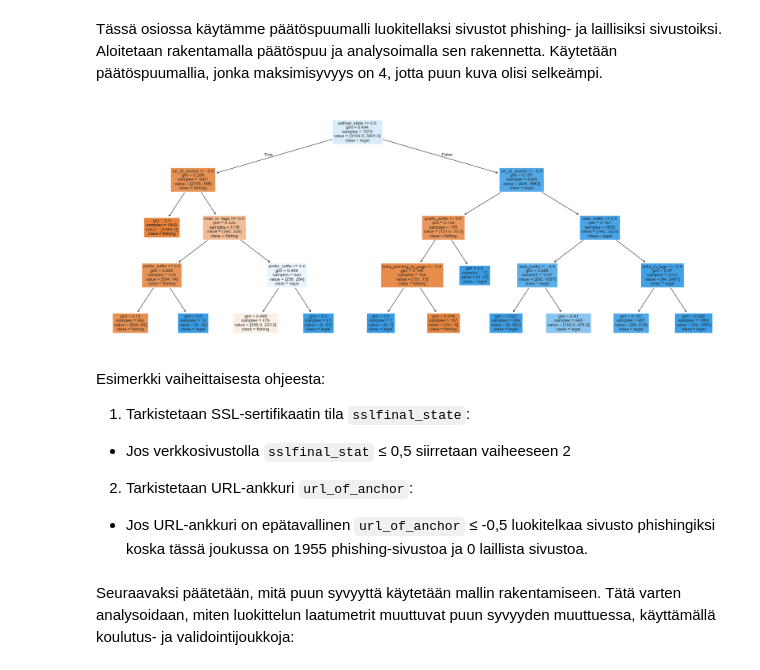
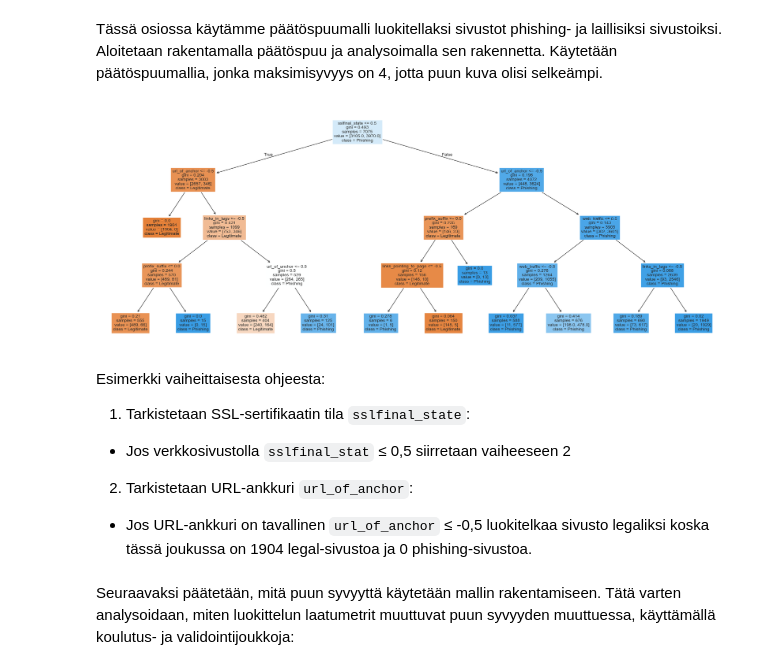
Before and after one commit to VladimirPiniazhin/Koneoppiminen, a Jupyter notebook: 3. Tehtava_Decision_trees_and_random_forests.ipynb, the cells around one changed output. Drawn from its saved outputs; the diff is of its cells as text; code cells hidden in the pictures.

```diff
--- a/3. Tehtava_Decision_trees_and_random_forests.ipynb
+++ b/3. Tehtava_Decision_trees_and_random_forests.ipynb
@@ -262,16 +262,16 @@ model = DecisionTreeClassifier(max_depth=4, random_state=20)
 model.fit(train_data, train_targets);
 # %%
 fig = plt.figure(figsize = (26, 10))
-plot_tree(model, feature_names = X.keys(), class_names = ['fishing', 'legal'], filled = True)
+plot_tree(model, feature_names = X.keys(), class_names = ['Legitimate', 'Phishing'], filled = True)
 plt.show()
 # %% [output]
-[figure, old version]
+[figure, new version]
 # %% [markdown]
 Esimerkki vaiheittaisesta ohjeesta:
 1. Tarkistetaan SSL-sertifikaatin tila `sslfinal_state`:
 - Jos verkkosivustolla `sslfinal_stat` ≤ 0,5 siirretaan vaiheeseen 2
 2. Tarkistetaan URL-ankkuri `url_of_anchor`:
-- Jos URL-ankkuri on epätavallinen `url_of_anchor` ≤ -0,5 luokitelkaa sivusto phishingiksi koska tässä joukussa on 1955 phishing-sivustoa ja 0 laillista sivustoa.
+- Jos URL-ankkuri on tavallinen `url_of_anchor` ≤ -0,5 luokitelkaa sivusto legaliksi koska tässä joukussa on 1904 legal-sivustoa ja 0 phishing-sivustoa.
 # %% [markdown]
 Seuraavaksi päätetään, mitä puun syvyyttä käytetään mallin rakentamiseen. Tätä varten analysoidaan, miten luokittelun laatumetrit muuttuvat puun syvyyden muuttuessa, käyttämällä koulutus- ja validointijoukkoja:
 # %%
```
Also changed, not shown: parts of 16 cells of this notebook.
